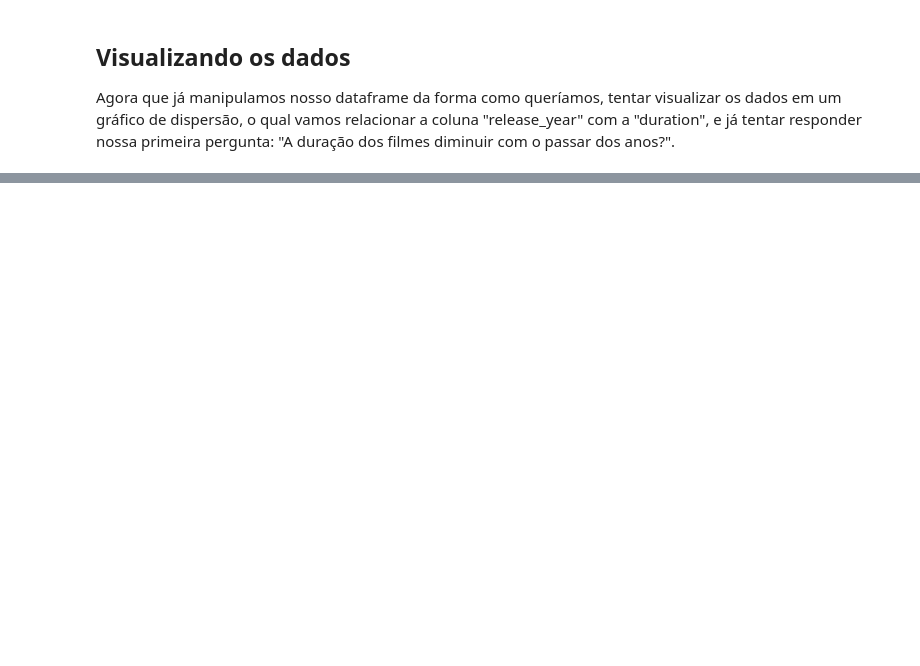
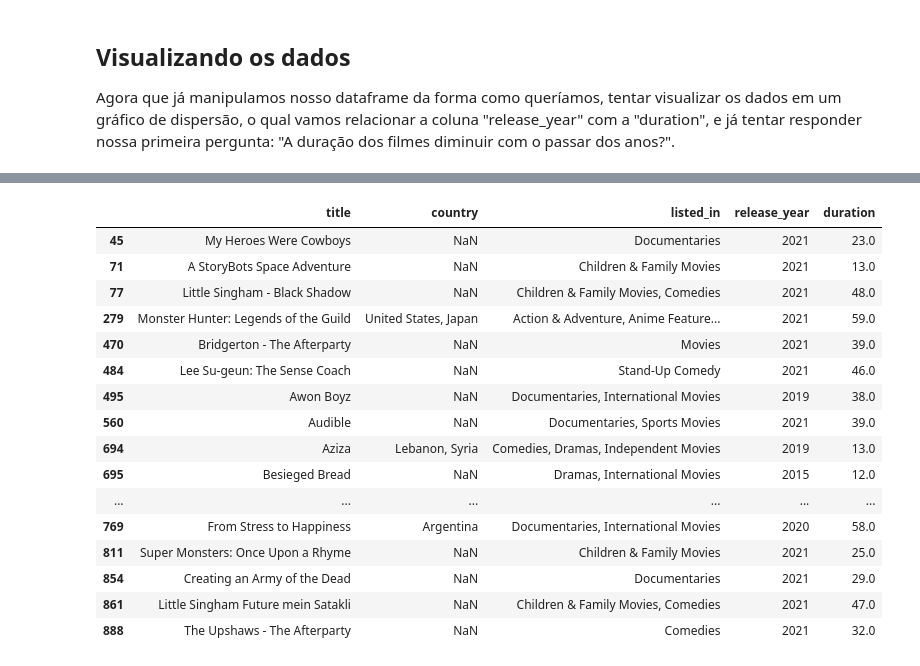
Before and after one commit to denner-augusto/Investigating-Netflix-Movies-and-Guest-Stars, a Jupyter notebook: script.ipynb, the cells around one changed output, grey strips where cells are left out. Saved outputs shown, nothing was run; the diff lists cells and outputs as text; code cells hidden in the pictures; blank space fills up the shorter version.

```diff
--- a/script.ipynb
+++ b/script.ipynb
@@ -70,0 +126,21 @@ TypeError: 'value' must be an instance of str or bytes, not a float
+# %%
+netflix_df_movies_col_subset_short_movies = netflix_df_movies_col_subset[netflix_df_movies_col_subset['duration'] < 60]
+netflix_df_movies_col_subset_short_movies.head(20)
+# %% [output]
+|  | title | country | listed_in | release_year | duration |
+| 45 | My Heroes Were Cowboys | NaN | Documentaries | 2021 | 23.0 |
+| 71 | A StoryBots Space Adventure | NaN | Children & Family Movies | 2021 | 13.0 |
+| 77 | Little Singham - Black Shadow | NaN | Children & Family Movies, Comedies | 2021 | 48.0 |
+| 279 | Monster Hunter: Legends of the Guild | United States, Japan | Action & Adventure, Anime Feature... | 2021 | 59.0 |
+| 470 | Bridgerton - The Afterparty | NaN | Movies | 2021 | 39.0 |
+| 484 | Lee Su-geun: The Sense Coach | NaN | Stand-Up Comedy | 2021 | 46.0 |
+| 495 | Awon Boyz | NaN | Documentaries, International Movies | 2019 | 38.0 |
+| 560 | Audible | NaN | Documentaries, Sports Movies | 2021 | 39.0 |
+| 694 | Aziza | Lebanon, Syria | Comedies, Dramas, Independent Movies | 2019 | 13.0 |
+| 695 | Besieged Bread | NaN | Dramas, International Movies | 2015 | 12.0 |
+| ... | ... | ... | ... | ... | ... |
+| 769 | From Stress to Happiness | Argentina | Documentaries, International Movies | 2020 | 58.0 |
+| 811 | Super Monsters: Once Upon a Rhyme | NaN | Children & Family Movies | 2021 | 25.0 |
+| 854 | Creating an Army of the Dead | NaN | Documentaries | 2021 | 29.0 |
+| 861 | Little Singham Future mein Satakli | NaN | Children & Family Movies, Comedies | 2021 | 47.0 |
+| 888 | The Upshaws - The Afterparty | NaN | Comedies | 2021 | 32.0 |
```
Also changed, not shown: parts of 26 cells of this notebook.
